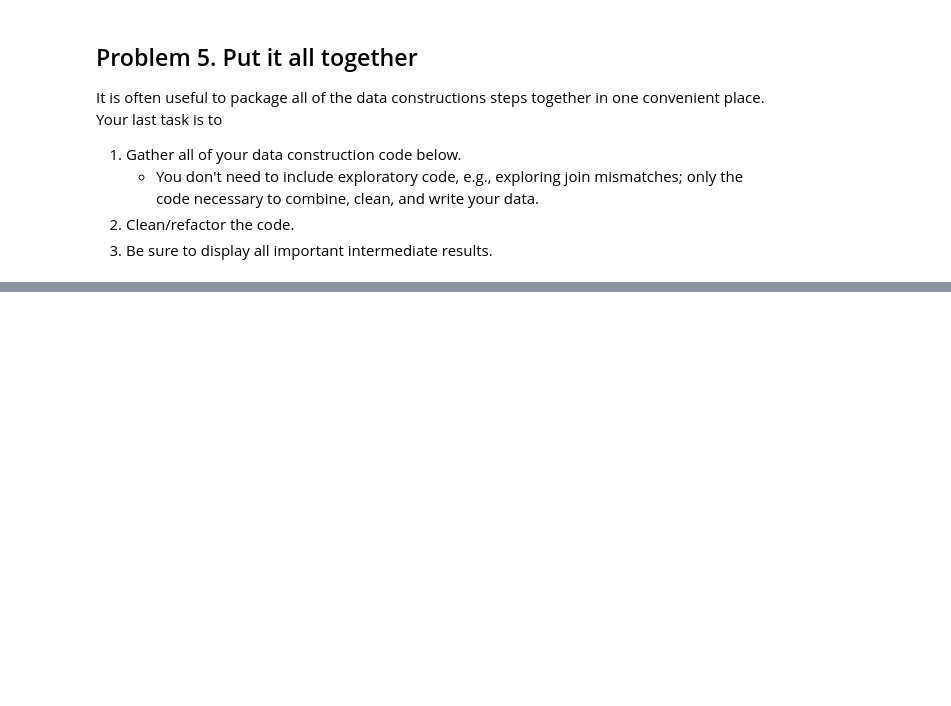
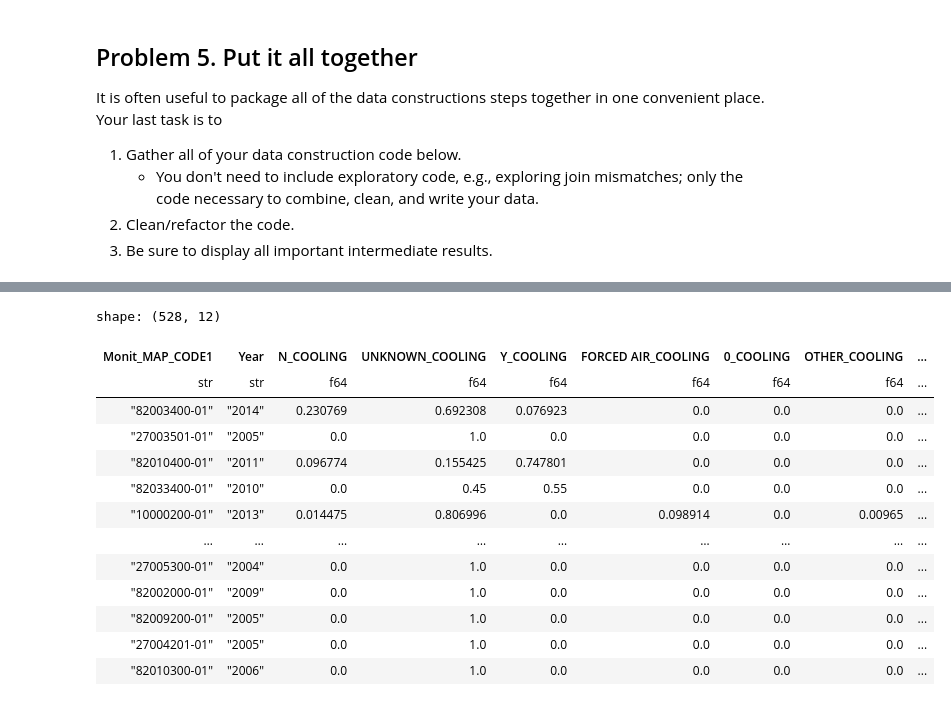
Before and after one commit to wsu-stat489/project-2-the-lakes-project-f25-Carson-Thompson, a Jupyter notebook: Project_2_Lab_5_parcel_feature_extraction_V4.ipynb, the cells around one changed output, grey strips where cells are left out. Saved outputs shown, nothing was run; the diff lists cells and outputs as text; code cells hidden in the pictures; blank space fills up the shorter version.

```diff
--- a/Project_2_Lab_5_parcel_feature_extraction_V4.ipynb
+++ b/Project_2_Lab_5_parcel_feature_extraction_V4.ipynb
@@ -533,0 +715,33 @@ It is often useful to package all of the data constructions steps together in on
+# %%
+(parcel_cleaned_cooling := parcel_filtered
+    .with_columns(pl.col("COOLING").fill_null("UNKNOWN"))
+    .with_columns(pl.col("COOLING").str.strip_chars().str.to_uppercase().alias("COOLING"))
+    .with_columns(pl.when(pl.col("COOLING").is_in(rare_categories)).then(pl.lit("OTHER"))
+                  .otherwise(pl.col("COOLING")).alias("COOLING"))
+    .with_columns(pl.lit(1).alias("count"))
+    .group_by(["Monit_MAP_CODE1", "Year", "COOLING"])
+    .agg(pl.col("count").sum().alias("count"))
+    .collect()
+   .pivot(values="count", index=["Monit_MAP_CODE1", "Year"], on="COOLING")
+   .rename({col: f"{col}_COOLING" for col in parcel_cooling_counts["COOLING"].unique()})
+   .fill_null(0)
+   .with_columns(pl.sum_horizontal(cs.integer()).alias("total"))
+   .with_columns((cs.integer()) / pl.col("total"))
+   .drop('total')
+   .filter(pl.col("Year") != "2015")
+)
+# %% [output]
+shape: (528, 12)
+| Monit_MAP_CODE1 | Year | N_COOLING | UNKNOWN_COOLING | Y_COOLING | FORCED AIR_COOLING | 0_COOLING | OTHER_COOLING | ... |
+| str | str | f64 | f64 | f64 | f64 | f64 | f64 | ... |
+| "82003400-01" | "2014" | 0.230769 | 0.692308 | 0.076923 | 0.0 | 0.0 | 0.0 | ... |
+| "27003501-01" | "2005" | 0.0 | 1.0 | 0.0 | 0.0 | 0.0 | 0.0 | ... |
+| "82010400-01" | "2011" | 0.096774 | 0.155425 | 0.747801 | 0.0 | 0.0 | 0.0 | ... |
+| "82033400-01" | "2010" | 0.0 | 0.45 | 0.55 | 0.0 | 0.0 | 0.0 | ... |
+| "10000200-01" | "2013" | 0.014475 | 0.806996 | 0.0 | 0.098914 | 0.0 | 0.00965 | ... |
+| … | … | … | … | … | … | … | … | ... |
+| "27005300-01" | "2004" | 0.0 | 1.0 | 0.0 | 0.0 | 0.0 | 0.0 | ... |
+| "82002000-01" | "2009" | 0.0 | 1.0 | 0.0 | 0.0 | 0.0 | 0.0 | ... |
+| "82009200-01" | "2005" | 0.0 | 1.0 | 0.0 | 0.0 | 0.0 | 0.0 | ... |
+| "27004201-01" | "2005" | 0.0 | 1.0 | 0.0 | 0.0 | 0.0 | 0.0 | ... |
+| "82010300-01" | "2006" | 0.0 | 1.0 | 0.0 | 0.0 | 0.0 | 0.0 | ... |
```
Also changed, not shown: parts of 19 cells of this notebook, 4 other files.
